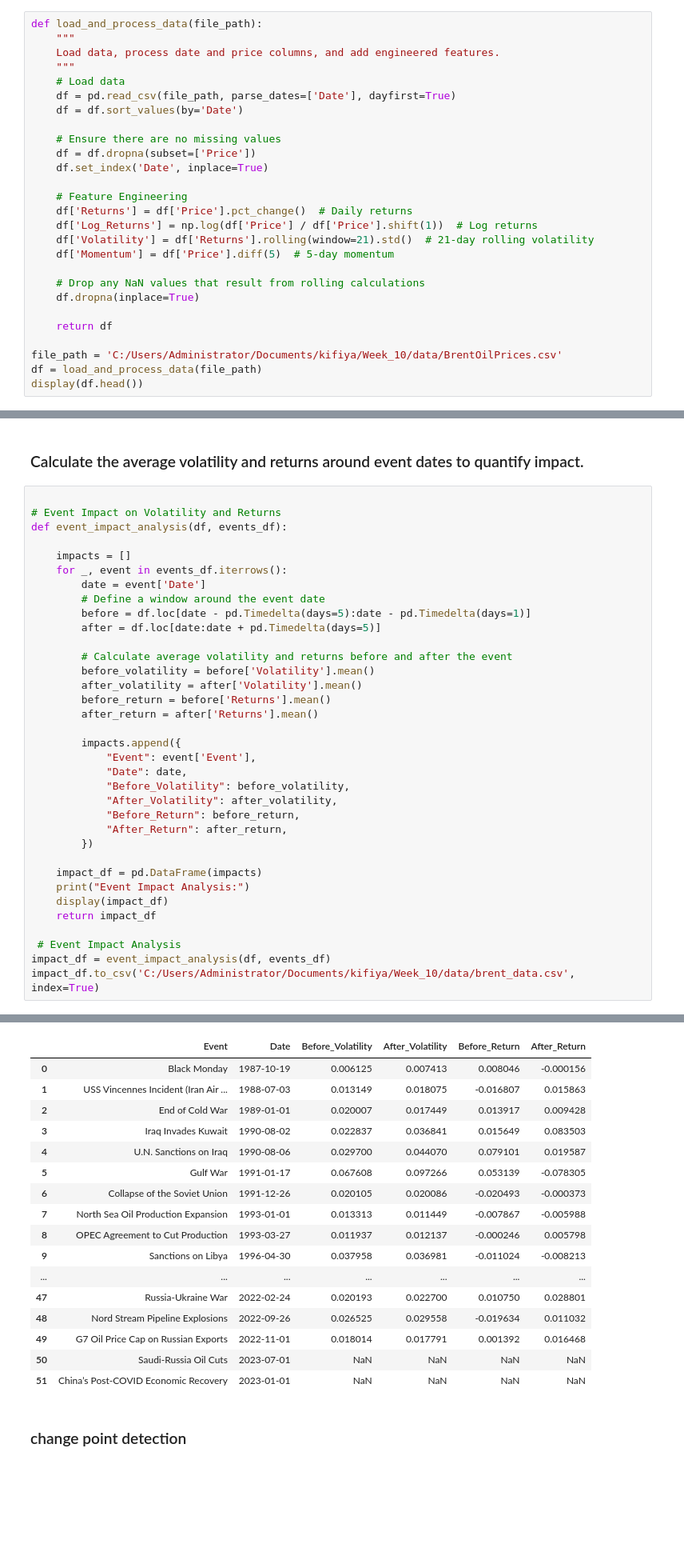
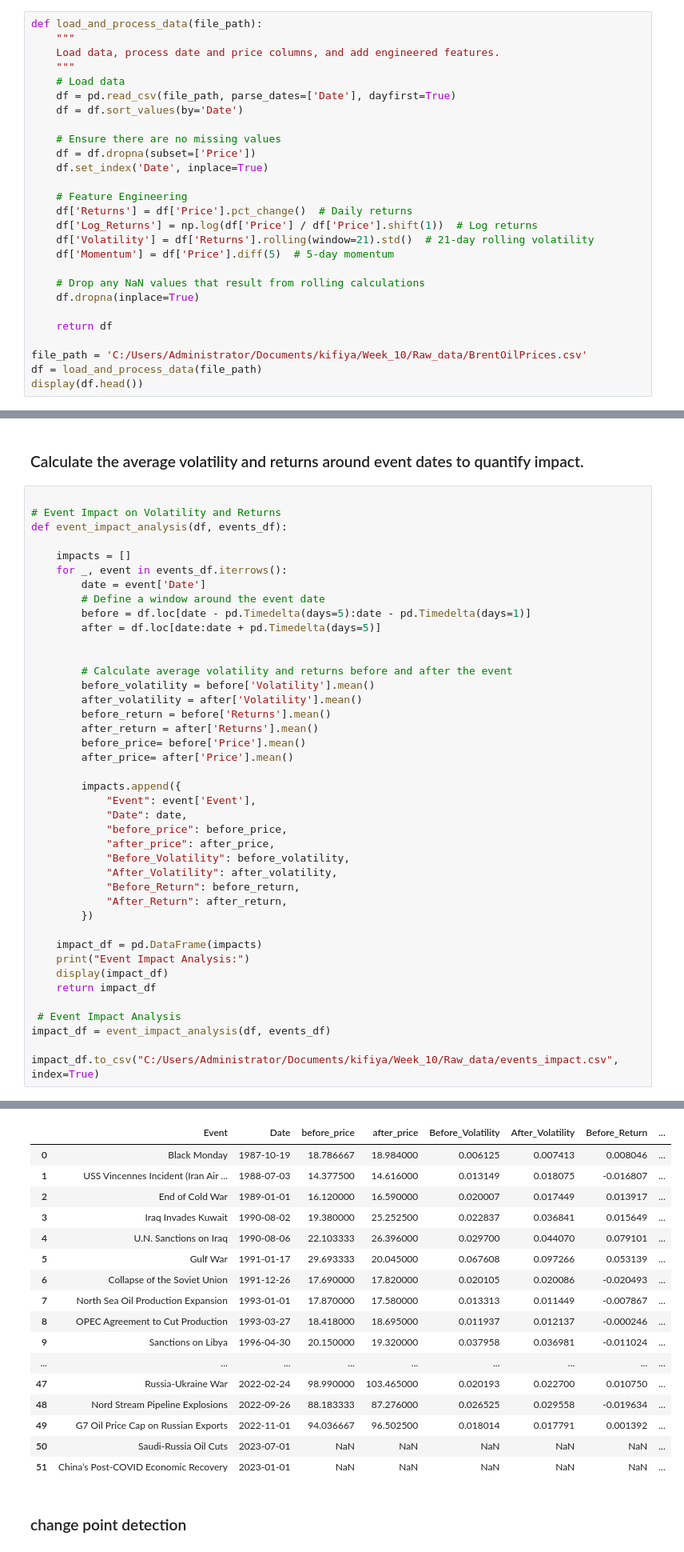
Before and after one commit to yohannestayez/statistical-modelling-of-time-series-data, a Jupyter notebook: notebooks/Data_Workflow_and_Model_Understanding.ipynb, the cells around one changed output, grey strips where cells are left out. Shown at 80% size. Drawn from its saved outputs; the diff is of its cells as text; blank space fills up the shorter version.

```diff
--- a/notebooks/Data_Workflow_and_Model_Understanding.ipynb
+++ b/notebooks/Data_Workflow_and_Model_Understanding.ipynb
@@ -39,7 +39,7 @@ def load_and_process_data(file_path):
 
     return df
 
-file_path = 'C:/Users/Administrator/Documents/kifiya/Week_10/data/BrentOilPrices.csv'
+file_path = 'C:/Users/Administrator/Documents/kifiya/Week_10/Raw_data/BrentOilPrices.csv'
 df = load_and_process_data(file_path)
 display(df.head())
 # %% [output]
@@ -443,51 +443,57 @@ def event_impact_analysis(df, events_df):
     for _, event in events_df.iterrows():
         date = event['Date']
         # Define a window around the event date
         before = df.loc[date - pd.Timedelta(days=5):date - pd.Timedelta(days=1)]
         after = df.loc[date:date + pd.Timedelta(days=5)]
 
+
         # Calculate average volatility and returns before and after the event
         before_volatility = before['Volatility'].mean()
         after_volatility = after['Volatility'].mean()
         before_return = before['Returns'].mean()
         after_return = after['Returns'].mean()
+        before_price= before['Price'].mean()
+        after_price= after['Price'].mean()
 
         impacts.append({
             "Event": event['Event'],
             "Date": date,
+            "before_price": before_price,
+            "after_price": after_price,
             "Before_Volatility": before_volatility,
             "After_Volatility": after_volatility,
             "Before_Return": before_return,
             "After_Return": after_return,
         })
 
     impact_df = pd.DataFrame(impacts)
     print("Event Impact Analysis:")
     display(impact_df)
     return impact_df
 
  # Event Impact Analysis
 impact_df = event_impact_analysis(df, events_df)
-impact_df.to_csv('C:/Users/Administrator/Documents/kifiya/Week_10/data/brent_data.csv', index=True)
+
+impact_df.to_csv("C:/Users/Administrator/Documents/kifiya/Week_10/Raw_data/events_impact.csv", index=True)
 # %% [output]
 Event Impact Analysis:
-|  | Event | Date | Before_Volatility | After_Volatility | Before_Return | After_Return |
-| 0 | Black Monday | 1987-10-19 | 0.006125 | 0.007413 | 0.008046 | -0.000156 |
-| 1 | USS Vincennes Incident (Iran Air ... | 1988-07-03 | 0.013149 | 0.018075 | -0.016807 | 0.015863 |
-| 2 | End of Cold War | 1989-01-01 | 0.020007 | 0.017449 | 0.013917 | 0.009428 |
-| 3 | Iraq Invades Kuwait | 1990-08-02 | 0.022837 | 0.036841 | 0.015649 | 0.083503 |
-| 4 | U.N. Sanctions on Iraq | 1990-08-06 | 0.029700 | 0.044070 | 0.079101 | 0.019587 |
-| 5 | Gulf War | 1991-01-17 | 0.067608 | 0.097266 | 0.053139 | -0.078305 |
-| 6 | Collapse of the Soviet Union | 1991-12-26 | 0.020105 | 0.020086 | -0.020493 | -0.000373 |
-| 7 | North Sea Oil Production Expansion | 1993-01-01 | 0.013313 | 0.011449 | -0.007867 | -0.005988 |
-| 8 | OPEC Agreement to Cut Production | 1993-03-27 | 0.011937 | 0.012137 | -0.000246 | 0.005798 |
-| 9 | Sanctions on Libya | 1996-04-30 | 0.037958 | 0.036981 | -0.011024 | -0.008213 |
-| ... | ... | ... | ... | ... | ... | ... |
-| 47 | Russia-Ukraine War | 2022-02-24 | 0.020193 | 0.022700 | 0.010750 | 0.028801 |
-| 48 | Nord Stream Pipeline Explosions | 2022-09-26 | 0.026525 | 0.029558 | -0.019634 | 0.011032 |
-| 49 | G7 Oil Price Cap on Russian Exports | 2022-11-01 | 0.018014 | 0.017791 | 0.001392 | 0.016468 |
-| 50 | Saudi-Russia Oil Cuts | 2023-07-01 | NaN | NaN | NaN | NaN |
-| 51 | China’s Post-COVID Economic Recovery | 2023-01-01 | NaN | NaN | NaN | NaN |
+|  | Event | Date | before_price | after_price | Before_Volatility | After_Volatility | Before_Return | ... |
+| 0 | Black Monday | 1987-10-19 | 18.786667 | 18.984000 | 0.006125 | 0.007413 | 0.008046 | ... |
+| 1 | USS Vincennes Incident (Iran Air ... | 1988-07-03 | 14.377500 | 14.616000 | 0.013149 | 0.018075 | -0.016807 | ... |
+| 2 | End of Cold War | 1989-01-01 | 16.120000 | 16.590000 | 0.020007 | 0.017449 | 0.013917 | ... |
+| 3 | Iraq Invades Kuwait | 1990-08-02 | 19.380000 | 25.252500 | 0.022837 | 0.036841 | 0.015649 | ... |
+| 4 | U.N. Sanctions on Iraq | 1990-08-06 | 22.103333 | 26.396000 | 0.029700 | 0.044070 | 0.079101 | ... |
+| 5 | Gulf War | 1991-01-17 | 29.693333 | 20.045000 | 0.067608 | 0.097266 | 0.053139 | ... |
+| 6 | Collapse of the Soviet Union | 1991-12-26 | 17.690000 | 17.820000 | 0.020105 | 0.020086 | -0.020493 | ... |
+| 7 | North Sea Oil Production Expansion | 1993-01-01 | 17.870000 | 17.580000 | 0.013313 | 0.011449 | -0.007867 | ... |
+| 8 | OPEC Agreement to Cut Production | 1993-03-27 | 18.418000 | 18.695000 | 0.011937 | 0.012137 | -0.000246 | ... |
+| 9 | Sanctions on Libya | 1996-04-30 | 20.150000 | 19.320000 | 0.037958 | 0.036981 | -0.011024 | ... |
+| ... | ... | ... | ... | ... | ... | ... | ... | ... |
+| 47 | Russia-Ukraine War | 2022-02-24 | 98.990000 | 103.465000 | 0.020193 | 0.022700 | 0.010750 | ... |
+| 48 | Nord Stream Pipeline Explosions | 2022-09-26 | 88.183333 | 87.276000 | 0.026525 | 0.029558 | -0.019634 | ... |
+| 49 | G7 Oil Price Cap on Russian Exports | 2022-11-01 | 94.036667 | 96.502500 | 0.018014 | 0.017791 | 0.001392 | ... |
+| 50 | Saudi-Russia Oil Cuts | 2023-07-01 | NaN | NaN | NaN | NaN | NaN | ... |
+| 51 | China’s Post-COVID Economic Recovery | 2023-01-01 | NaN | NaN | NaN | NaN | NaN | ... |
 # %% [markdown]
 ### change point detection
 # %%
```
Also changed, not shown: parts of 3 cells of this notebook, 1 other file.
